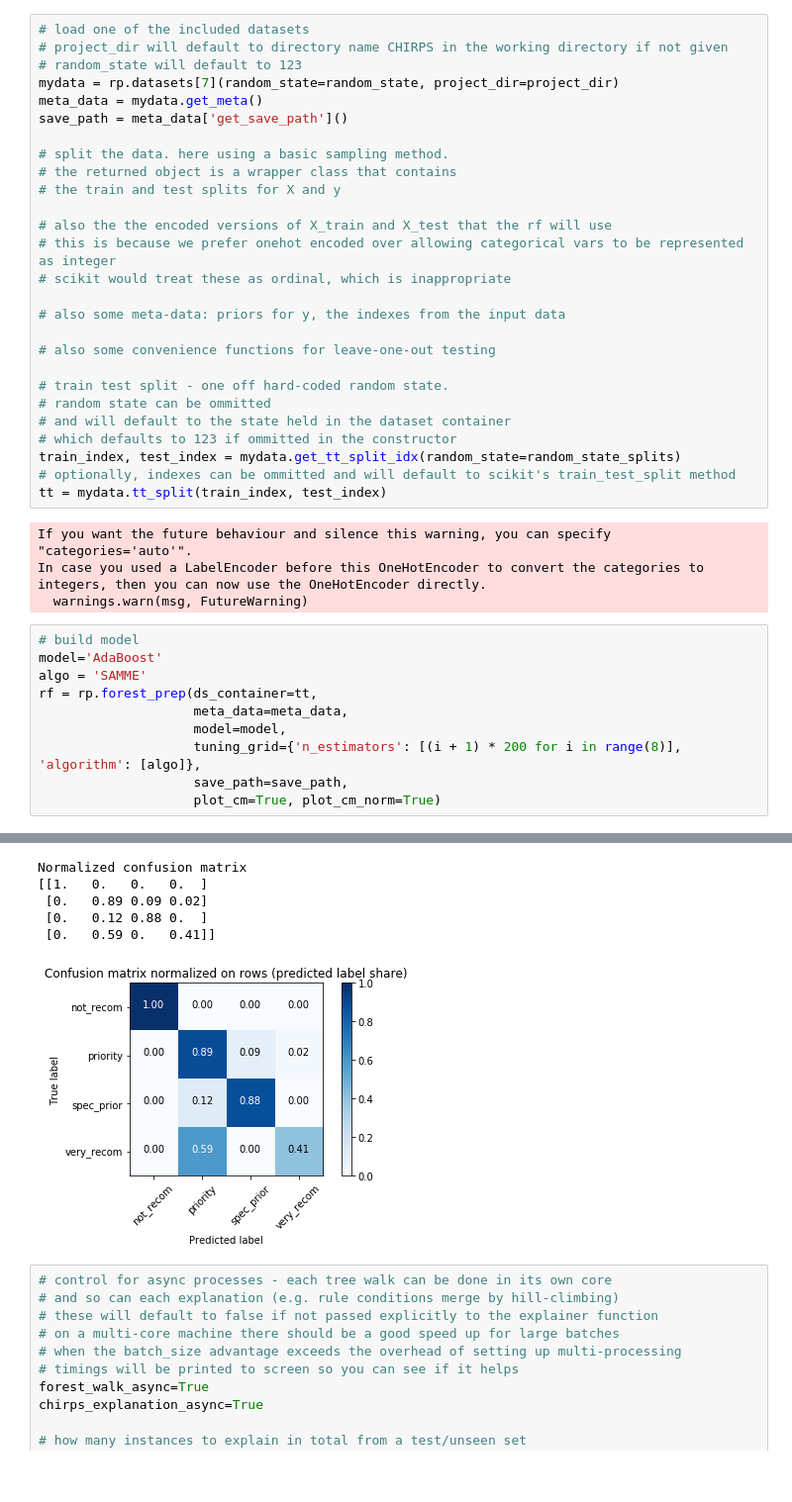
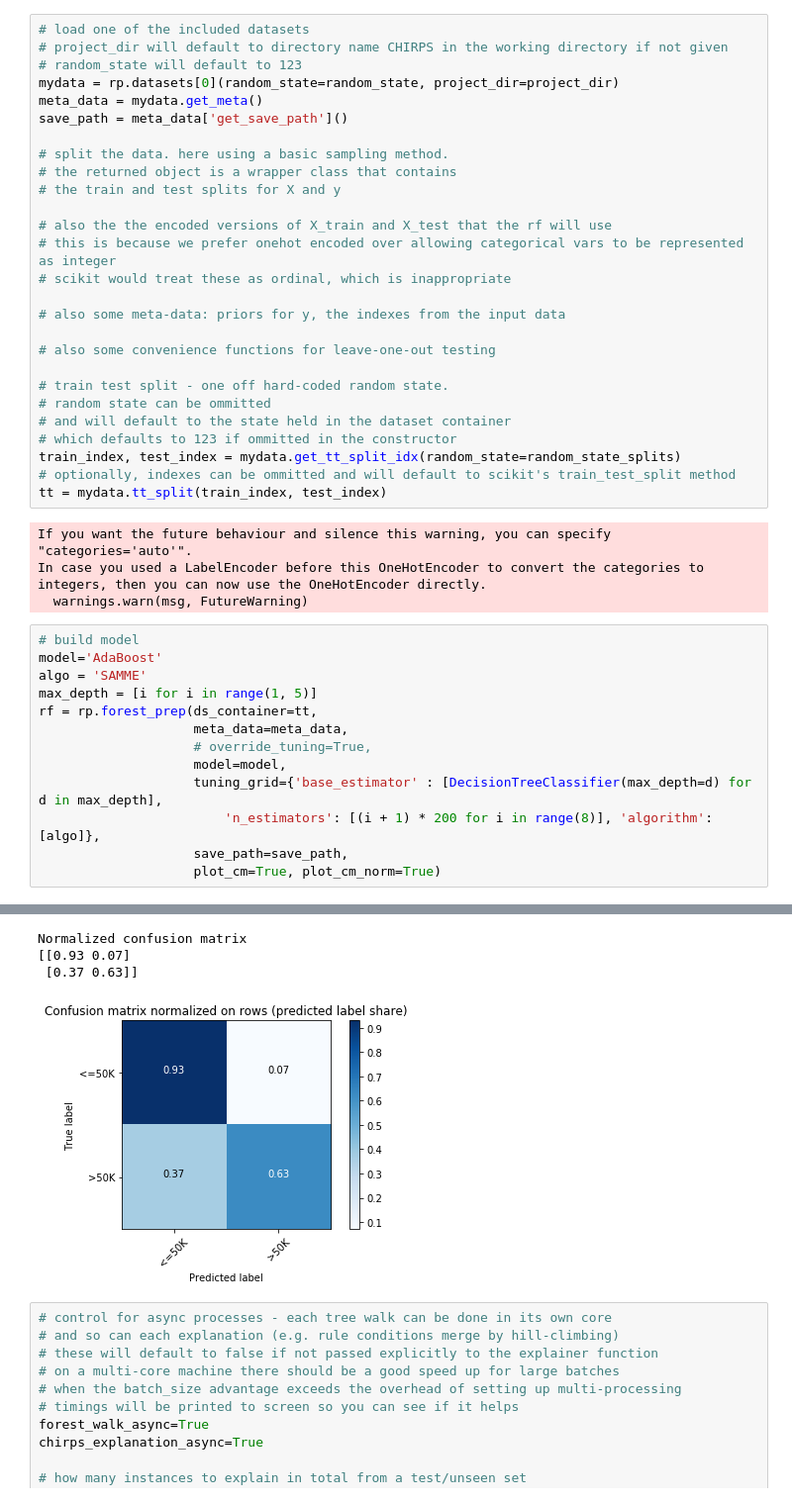
Before and after one commit to julianhatwell/explain_te, a Jupyter notebook: CHIRPS Boosting Scratch.ipynb, the cells around one changed output, grey strips where cells are left out. Shown: that part at 99% size. Saved outputs shown, nothing was run; the diff lists cells and outputs as text; blank space fills up the shorter version.

```diff
--- a/CHIRPS Boosting Scratch.ipynb
+++ b/CHIRPS Boosting Scratch.ipynb
@@ -44,7 +45,7 @@ Then split the data into training and (hold out) test set using the convenience
 # load one of the included datasets
 # project_dir will default to directory name CHIRPS in the working directory if not given
 # random_state will default to 123
-mydata = rp.datasets[7](random_state=random_state, project_dir=project_dir)
+mydata = rp.datasets[0](random_state=random_state, project_dir=project_dir)
 meta_data = mydata.get_meta()
 save_path = meta_data['get_save_path']()
 
@@ -75,10 +76,13 @@ In case you used a LabelEncoder before this OneHotEncoder to convert the categor
 # build model
 model='AdaBoost'
 algo = 'SAMME'
+max_depth = [i for i in range(1, 5)]
 rf = rp.forest_prep(ds_container=tt,
                     meta_data=meta_data,
+                    # override_tuning=True,
                     model=model,
-                    tuning_grid={'n_estimators': [(i + 1) * 200 for i in range(8)], 'algorithm': [algo]},
+                    tuning_grid={'base_estimator' : [DecisionTreeClassifier(max_depth=d) for d in max_depth],
+                        'n_estimators': [(i + 1) * 200 for i in range(8)], 'algorithm': [algo]},
                     save_path=save_path,
                     plot_cm=True, plot_cm_norm=True)
 # %% [output]
@@ -106,9 +102,7 @@ Confusion matrix, without normalization
 Normalized confusion matrix
-[[1.   0.   0.   0.  ]
- [0.   0.89 0.09 0.02]
- [0.   0.12 0.88 0.  ]
- [0.   0.59 0.   0.41]]
+[[0.93 0.07]
+ [0.37 0.63]]
-[figure, old version]
+[figure, new version]
 # %%
 # control for async processes - each tree walk can be done in its own core
 # and so can each explanation (e.g. rule conditions merge by hill-climbing)
```
Also changed, not shown: parts of 31 cells of this notebook, 5 other files.
